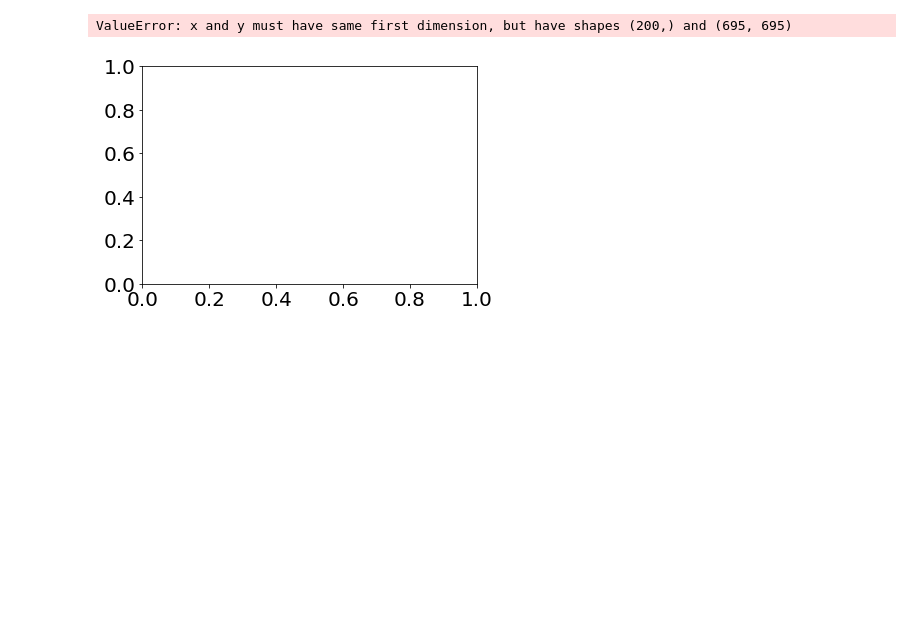
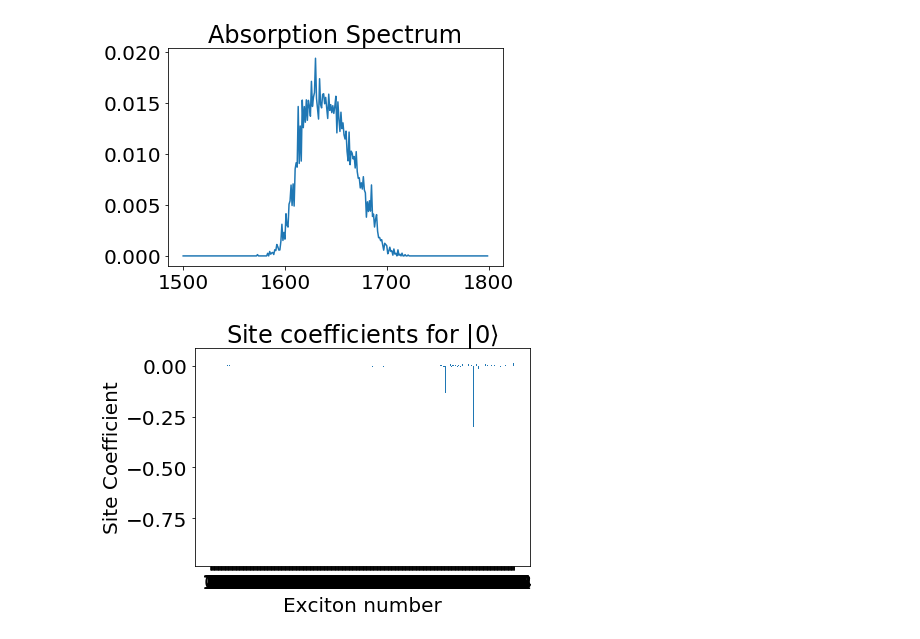
Before and after one commit to mreppert/PigmentHunter, a Jupyter notebook: PigmentHunter_Amide1.ipynb, the cells around one changed output. Drawn from its saved outputs; the diff is of its cells as text; code cells hidden in the pictures; blank space fills up the shorter version.

```diff
--- a/PigmentHunter_Amide1.ipynb
+++ b/PigmentHunter_Amide1.ipynb
@@ -436,14 +437,14 @@ C_coord=struc.coordinates[Cndcs]
 O_coord=struc.coordinates[Ondcs]
 N_coord=struc.coordinates[Nndcs]
 H_coord=struc.coordinates[Hndcs]
-dip_mat = (O_coord-C_coord)/(np.sqrt(np.sum(np.power(O_coord-C_coord,2),0)))
+dip_mat = (O_coord-C_coord-N_coord*0.01)/(np.sqrt(np.sum(np.power(O_coord-C_coord-N_coord*0.01,2),0)))
 for n in range(0, np.shape(dip_mat)[0]):
       dip_mat[n,:] = dip_mat[n,:] / np.linalg.norm(dip_mat[n,:])
 cent_mat=0.5*(O_coord+C_coord)#R1 and R2
 
 coupling_matrix=np.zeros((Nbonds,Nbonds))
 ANG2CM=1E-8
-
+PREFAC=(0.12*((1e-18)**2)*(1e-7))/((6.626e-34)*(2.99792458e10)*(ANG2CM**3)) #converts to debye**2
 
 for m in range (0, Nbonds):
     for n in range  (0,m-1):
@@ -453,7 +454,7 @@ for m in range (0, Nbonds):
         Rhat=(R2-R1)/r
         dip1=dip_mat[m]
         dip2=dip_mat[n]
-        coupling=(np.dot(dip1,dip2)-3*np.dot(dip1,Rhat)*np.dot(dip2,Rhat))/((r*ANG2CM)**3)
+        coupling=PREFAC*(np.dot(dip1,dip2)-3*np.dot(dip1,Rhat)*np.dot(dip2,Rhat))/((r)**3)
         coupling_matrix[m,n]=coupling
 
 coupling_matrix +=np.transpose(coupling_matrix)
@@ -465,51 +463,50 @@ test=coupling_matrix*0.12*((1e-18)**2)*(1e-7)/(6.626e-34)/(2.99792458e10) #conve
 import math
 %matplotlib inline
 import matplotlib.pyplot as plt
 from IPython import display
 import time
 import numpy as np
 plt.rcParams.update({'font.size': 20})
 np.set_printoptions(suppress=True, precision=3)
 
 # Set parameters -- all frequencies/energies are in 1/cm
-vo = 17000              # Site energy -- identical for all sites
+vo = 1650              # Site energy -- identical for all sites
 V = -100                # Coupling constant
-#Nosc = 10               # Number of oscillators
-#Mu = np.ones((Nosc,1))  # Dipole moment matrix
-
-# Build the Hamiltonian matrix -- we use frequency in 1/cm
-#H = np.zeros((Nosc,Nosc))
-#for n in range(0, Nosc-1):
-#    H[n,n+1] = V
-#H = H + np.transpose(H)
-#H = H + np.eye(Nosc)*vo
-
-# Set up the frequency axis
-v1 = 1600
+Nosc = Nbonds               # Number of oscillators
+Mu = dip_mat  # Dipole moment matrix
+v1 = 1500
 v2 = 1800
 dv = 1
 vaxis = np.arange(v1,v2,dv)
 spec = np.zeros(np.shape(vaxis))
-# Generate a random ensemble of site energies, diagonalize, and add results to spectrum
-eVals,eVecs = np.linalg.eig(H)
-eMu = np.matmul(np.transpose(eVecs), Mu)
-for n in range(0,Nosc):
-    ndx = np.where(np.abs(vaxis-eVals[n])==np.min(np.abs(vaxis-eVals[n])))[0][0]
-    spec[ndx] += eMu[n]**2/Nosc
+#1650 is amide 1
+# Build the Hamiltonian matrix -- we use frequency in 1/cm
+Nreps=10
+for n in range (0,Nreps):
+    H = coupling_matrix+np.eye(Nbonds)*(np.diag(np.random.normal(1650,20,(Nbonds,)))) #replace with variables
 
+    # Generate a random ensemble of site energies, diagonalize, and add results to spectrum
+    eVals,eVecs = np.linalg.eig(H)
+    eMu = np.matmul(np.transpose(eVecs), Mu)
+    for n in range(0,Nbonds):
+        if eVals[n]>v1 and eVals[n]<v2:
+            ndx = np.where(np.abs(vaxis-eVals[n])==np.min(np.abs(vaxis-eVals[n])))[0][0]
+            spec[ndx] += ((np.linalg.norm(eMu[n,:]))**2)/Nosc
+
+spec/=Nreps
 # Plot the spectrum
 plt.figure()
 plt.plot(vaxis, spec)
 plt.title('Absorption Spectrum')
 
 # Plot the site coefficients for the lowest-energy eigenstate
 plt.figure()
 plt.bar(np.arange(0,Nosc), eVecs[:,0])
 plt.title('Site coefficients for $|0 \\rangle$')
 plt.xticks(range(0,Nosc))
 plt.xlabel('Exciton number')
 plt.ylabel('Site Coefficient')
 plt.show()
 # %% [output]
-ValueError: x and y must have same first dimension, but have shapes (200,) and (695, 695)
-[figure, old version]
+[figure, new version]
+[figure, added]
```
Also changed, not shown: parts of 2 cells of this notebook.
